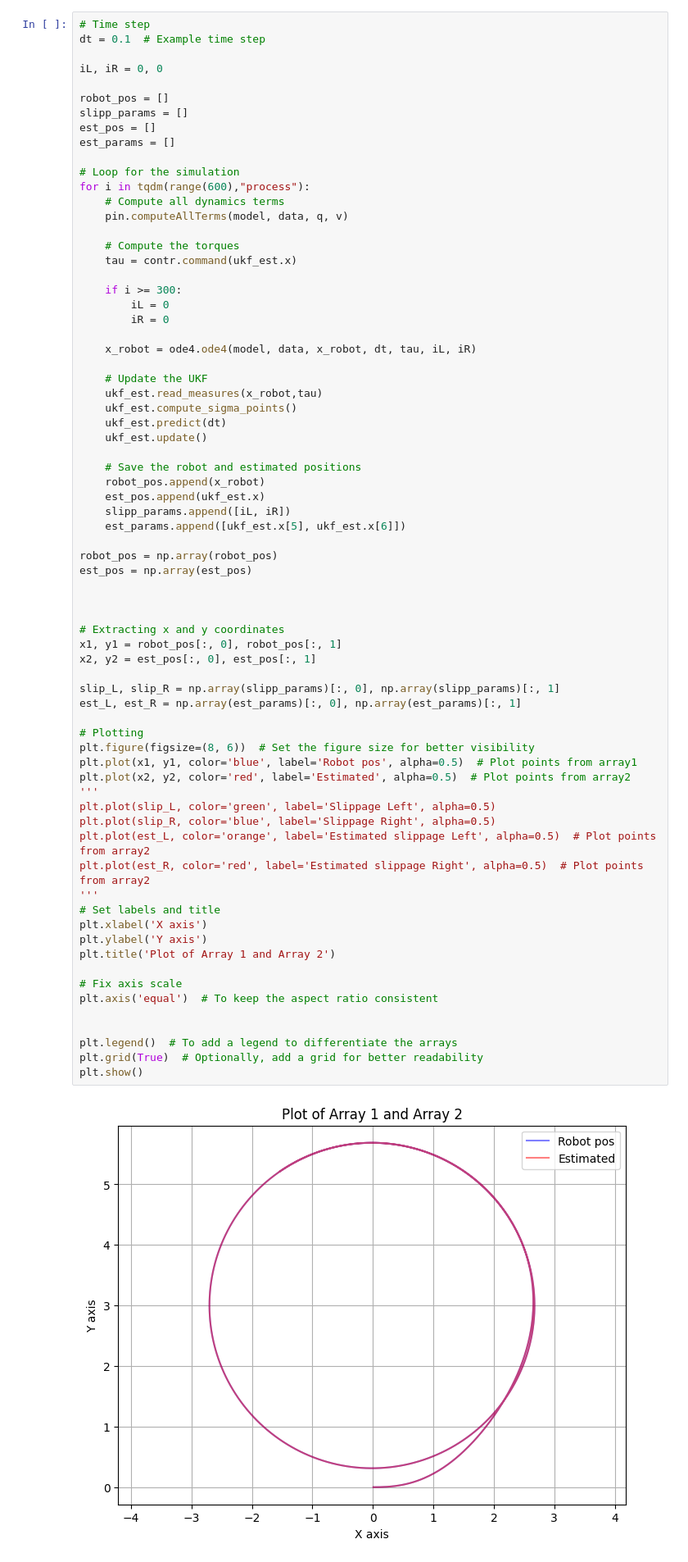
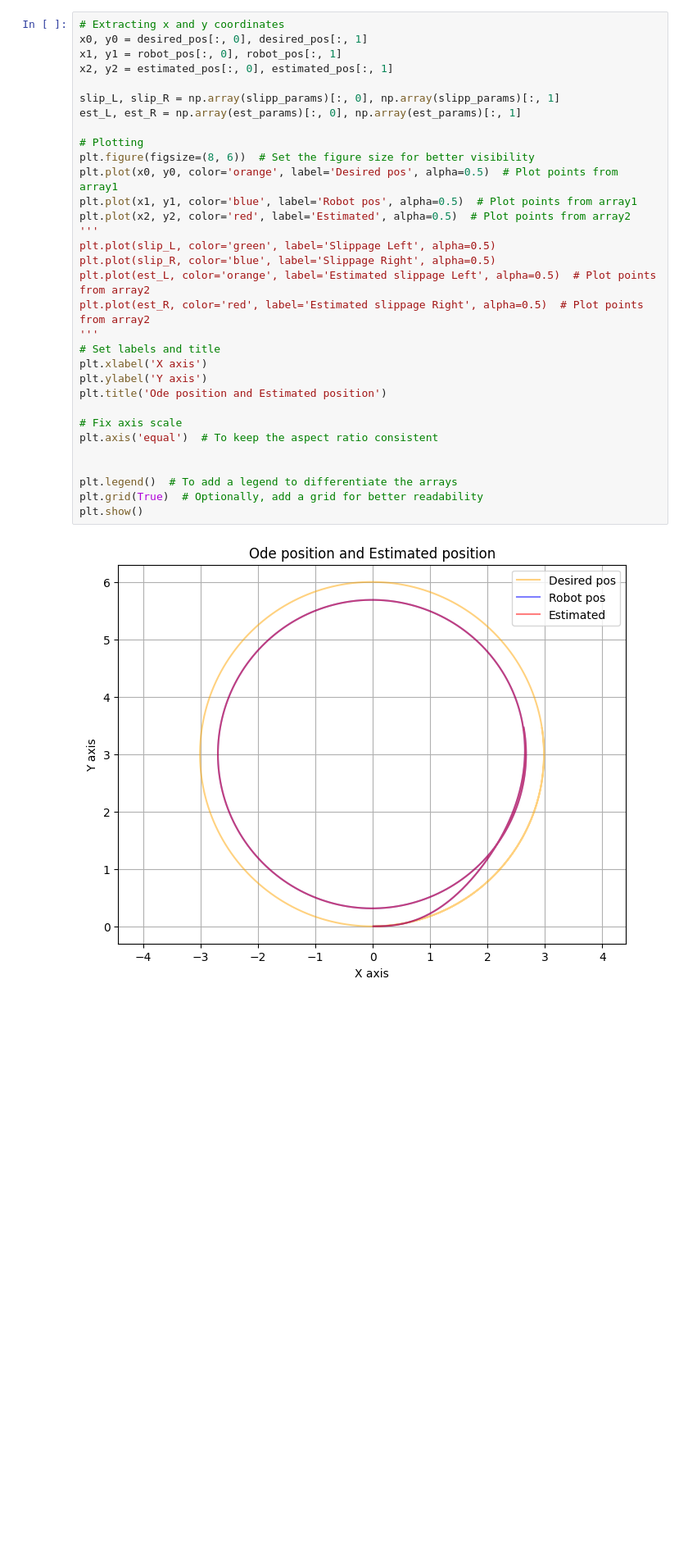
Before and after one commit to francomano/ukf_test, a Jupyter notebook: main.ipynb, the cells around one changed output. Shown at 82% size. Saved outputs shown, nothing was run; the diff lists cells and outputs as text; blank space fills up the shorter version.

Commit message:
added plots

```diff
--- a/main.ipynb
+++ b/main.ipynb
@@ -94,73 +139,34 @@ ukf_est = ukf.UKF()
 # %%
-# Time step
-dt = 0.1  # Example time step
-
-iL, iR = 0, 0
-
-robot_pos = []
-slipp_params = []
-est_pos = []
-est_params = []
-
-# Loop for the simulation
-for i in tqdm(range(600),"process"):
-    # Compute all dynamics terms
-    pin.computeAllTerms(model, data, q, v)
-
-    # Compute the torques
-    tau = contr.command(ukf_est.x)
-
-    if i >= 300:
-        iL = 0
-        iR = 0
-
-    x_robot = ode4.ode4(model, data, x_robot, dt, tau, iL, iR)
-
-    # Update the UKF
-    ukf_est.read_measures(x_robot,tau)
-    ukf_est.compute_sigma_points()
-    ukf_est.predict(dt)
-    ukf_est.update()
-
-    # Save the robot and estimated positions
-    robot_pos.append(x_robot)
-    est_pos.append(ukf_est.x)
-    slipp_params.append([iL, iR])
-    est_params.append([ukf_est.x[5], ukf_est.x[6]])
-
-robot_pos = np.array(robot_pos)
-est_pos = np.array(est_pos)
-
-
-
 # Extracting x and y coordinates
+x0, y0 = desired_pos[:, 0], desired_pos[:, 1]
 x1, y1 = robot_pos[:, 0], robot_pos[:, 1]
-x2, y2 = est_pos[:, 0], est_pos[:, 1]
+x2, y2 = estimated_pos[:, 0], estimated_pos[:, 1]
 
 slip_L, slip_R = np.array(slipp_params)[:, 0], np.array(slipp_params)[:, 1]
 est_L, est_R = np.array(est_params)[:, 0], np.array(est_params)[:, 1]
 
 # Plotting
 plt.figure(figsize=(8, 6))  # Set the figure size for better visibility
+plt.plot(x0, y0, color='orange', label='Desired pos', alpha=0.5)  # Plot points from array1
 plt.plot(x1, y1, color='blue', label='Robot pos', alpha=0.5)  # Plot points from array1
 plt.plot(x2, y2, color='red', label='Estimated', alpha=0.5)  # Plot points from array2
 '''
 plt.plot(slip_L, color='green', label='Slippage Left', alpha=0.5)
 plt.plot(slip_R, color='blue', label='Slippage Right', alpha=0.5)
 plt.plot(est_L, color='orange', label='Estimated slippage Left', alpha=0.5)  # Plot points from array2
 plt.plot(est_R, color='red', label='Estimated slippage Right', alpha=0.5)  # Plot points from array2
 '''
 # Set labels and title
 plt.xlabel('X axis')
 plt.ylabel('Y axis')
-plt.title('Plot of Array 1 and Array 2')
+plt.title('Ode position and Estimated position')
 
 # Fix axis scale
 plt.axis('equal')  # To keep the aspect ratio consistent
 
 
 plt.legend()  # To add a legend to differentiate the arrays
 plt.grid(True)  # Optionally, add a grid for better readability
 plt.show()
 # %% [output]
-[figure, old version]
+[figure, new version]
```
Also changed, not shown: parts of 5 cells of this notebook.
